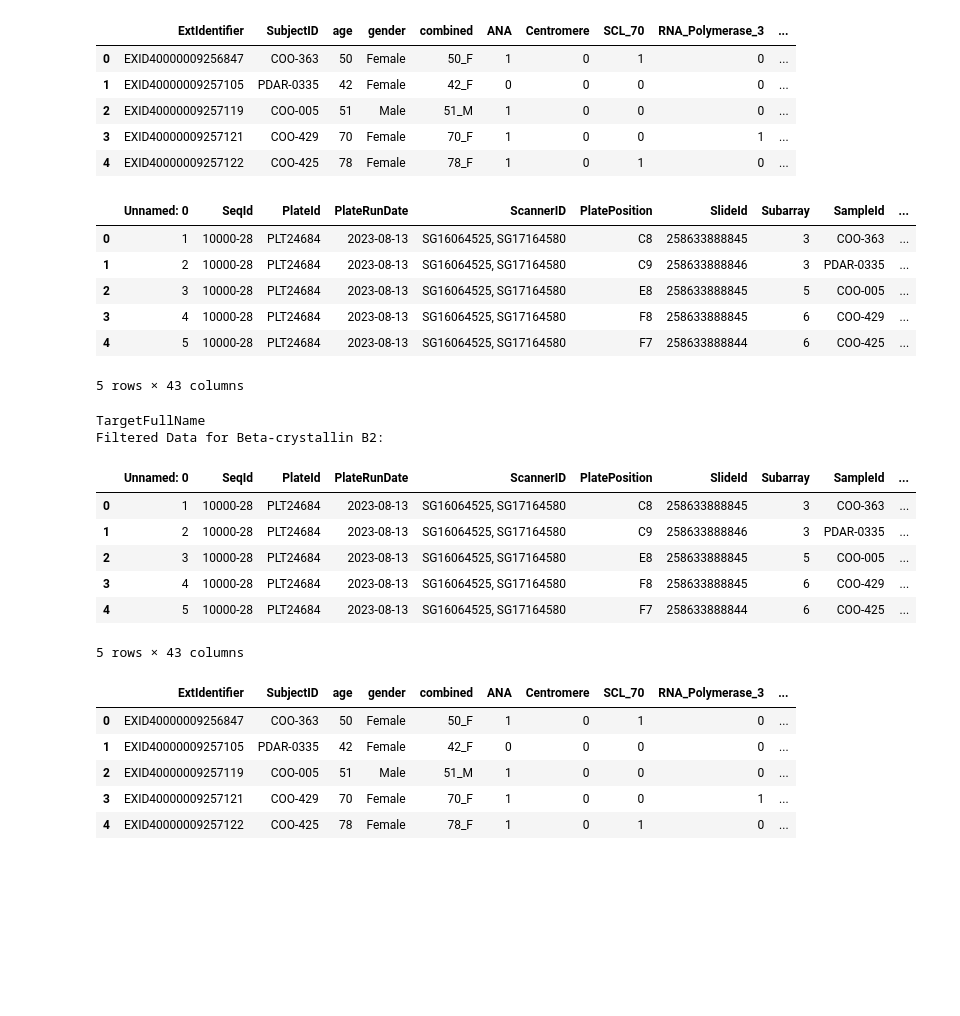
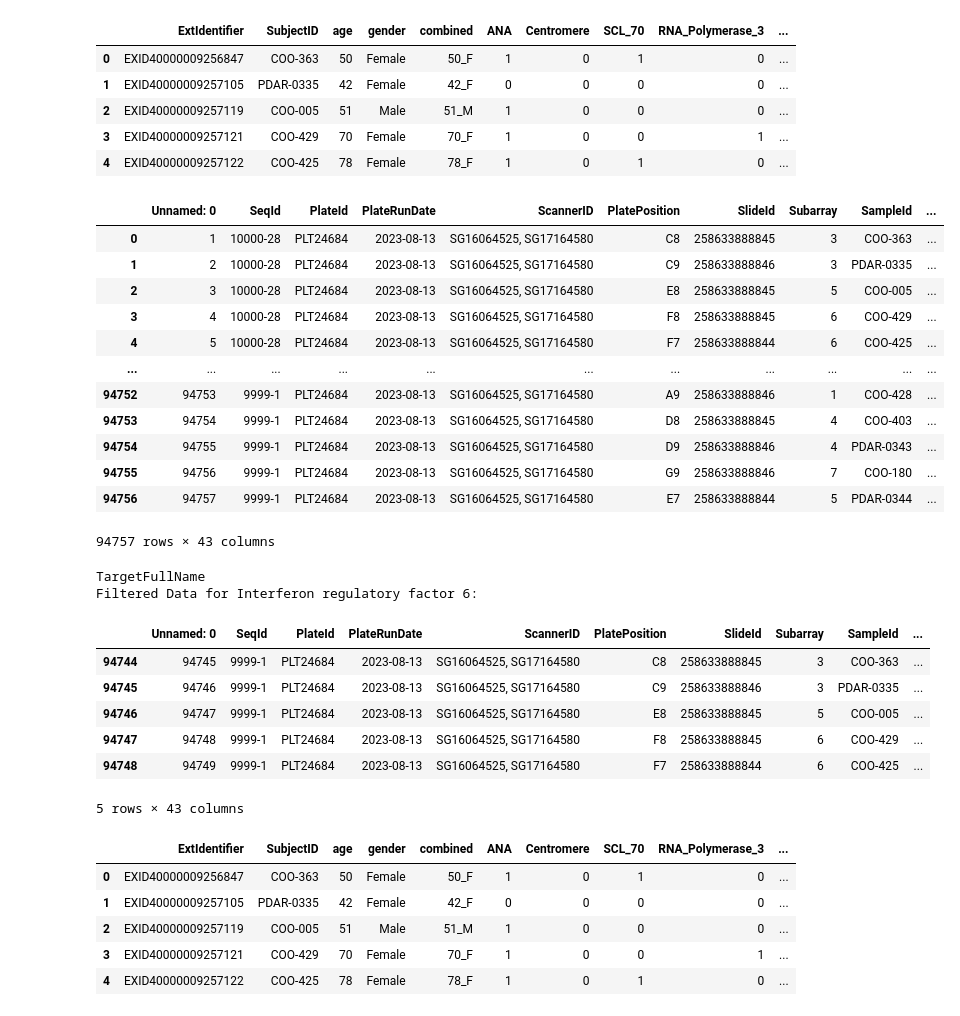
Before and after one commit to ainiimura21/name1, a Jupyter notebook: app/boxplot.ipynb, the cells around one changed output. Cells and saved outputs as stored; diff of their text form; code cells hidden in the pictures; blank space fills up the shorter version.

```diff
--- a/app/boxplot.ipynb
+++ b/app/boxplot.ipynb
@@ -23,32 +23,38 @@ metadata.head()
 | 3 | EXID40000009257121 | COO-429 | 70 | Female | 70_F | 1 | 0 | 0 | 1 | ... |
 | 4 | EXID40000009257122 | COO-425 | 78 | Female | 78_F | 1 | 0 | 1 | 0 | ... |
 # %%
-proteins.head()
+proteins
 # %% [output]
 |  | Unnamed: 0 | SeqId | PlateId | PlateRunDate | ScannerID | PlatePosition | SlideId | Subarray | SampleId | ... |
 | 0 | 1 | 10000-28 | PLT24684 | 2023-08-13 | SG16064525, SG17164580 | C8 | 258633888845 | 3 | COO-363 | ... |
 | 1 | 2 | 10000-28 | PLT24684 | 2023-08-13 | SG16064525, SG17164580 | C9 | 258633888846 | 3 | PDAR-0335 | ... |
 | 2 | 3 | 10000-28 | PLT24684 | 2023-08-13 | SG16064525, SG17164580 | E8 | 258633888845 | 5 | COO-005 | ... |
 | 3 | 4 | 10000-28 | PLT24684 | 2023-08-13 | SG16064525, SG17164580 | F8 | 258633888845 | 6 | COO-429 | ... |
 | 4 | 5 | 10000-28 | PLT24684 | 2023-08-13 | SG16064525, SG17164580 | F7 | 258633888844 | 6 | COO-425 | ... |
+| ... | ... | ... | ... | ... | ... | ... | ... | ... | ... | ... |
+| 94752 | 94753 | 9999-1 | PLT24684 | 2023-08-13 | SG16064525, SG17164580 | A9 | 258633888846 | 1 | COO-428 | ... |
+| 94753 | 94754 | 9999-1 | PLT24684 | 2023-08-13 | SG16064525, SG17164580 | D8 | 258633888845 | 4 | COO-403 | ... |
+| 94754 | 94755 | 9999-1 | PLT24684 | 2023-08-13 | SG16064525, SG17164580 | D9 | 258633888846 | 4 | PDAR-0343 | ... |
+| 94755 | 94756 | 9999-1 | PLT24684 | 2023-08-13 | SG16064525, SG17164580 | G9 | 258633888846 | 7 | COO-180 | ... |
+| 94756 | 94757 | 9999-1 | PLT24684 | 2023-08-13 | SG16064525, SG17164580 | E7 | 258633888844 | 5 | PDAR-0344 | ... |
-5 rows × 43 columns
+94757 rows × 43 columns
 # %%
 id_type = "TargetFullName"
 column_name = valid_columns[id_type]
 print(column_name)
-protein_id = "Beta-crystallin B2"
+protein_id = "Interferon regulatory factor 6"
 filtered_data = proteins[proteins[column_name] == protein_id]
 print(f"Filtered Data for {protein_id}:")
 filtered_data.head()
 # %% [output]
 TargetFullName
-Filtered Data for Beta-crystallin B2:
+Filtered Data for Interferon regulatory factor 6:
 |  | Unnamed: 0 | SeqId | PlateId | PlateRunDate | ScannerID | PlatePosition | SlideId | Subarray | SampleId | ... |
-| 0 | 1 | 10000-28 | PLT24684 | 2023-08-13 | SG16064525, SG17164580 | C8 | 258633888845 | 3 | COO-363 | ... |
-| 1 | 2 | 10000-28 | PLT24684 | 2023-08-13 | SG16064525, SG17164580 | C9 | 258633888846 | 3 | PDAR-0335 | ... |
-| 2 | 3 | 10000-28 | PLT24684 | 2023-08-13 | SG16064525, SG17164580 | E8 | 258633888845 | 5 | COO-005 | ... |
-| 3 | 4 | 10000-28 | PLT24684 | 2023-08-13 | SG16064525, SG17164580 | F8 | 258633888845 | 6 | COO-429 | ... |
-| 4 | 5 | 10000-28 | PLT24684 | 2023-08-13 | SG16064525, SG17164580 | F7 | 258633888844 | 6 | COO-425 | ... |
+| 94744 | 94745 | 9999-1 | PLT24684 | 2023-08-13 | SG16064525, SG17164580 | C8 | 258633888845 | 3 | COO-363 | ... |
+| 94745 | 94746 | 9999-1 | PLT24684 | 2023-08-13 | SG16064525, SG17164580 | C9 | 258633888846 | 3 | PDAR-0335 | ... |
+| 94746 | 94747 | 9999-1 | PLT24684 | 2023-08-13 | SG16064525, SG17164580 | E8 | 258633888845 | 5 | COO-005 | ... |
+| 94747 | 94748 | 9999-1 | PLT24684 | 2023-08-13 | SG16064525, SG17164580 | F8 | 258633888845 | 6 | COO-429 | ... |
+| 94748 | 94749 | 9999-1 | PLT24684 | 2023-08-13 | SG16064525, SG17164580 | F7 | 258633888844 | 6 | COO-425 | ... |
 5 rows × 43 columns
 # %%
 sample_ids = filtered_data["SampleId"].unique()
```
Also changed, not shown: parts of 4 cells of this notebook, 1 other file.
